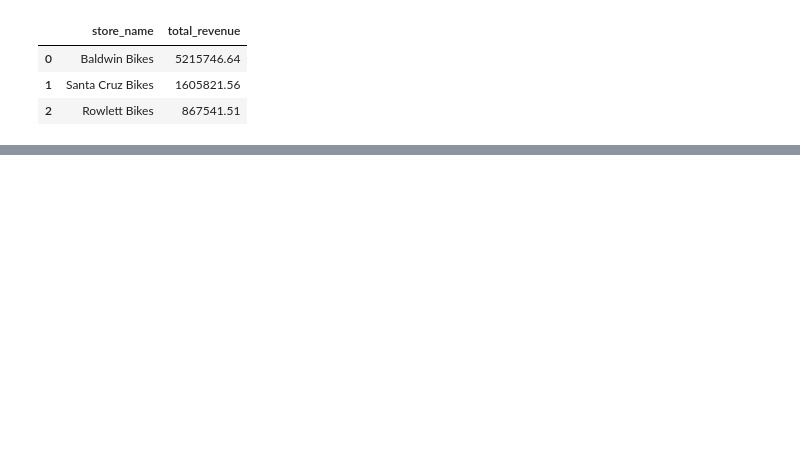
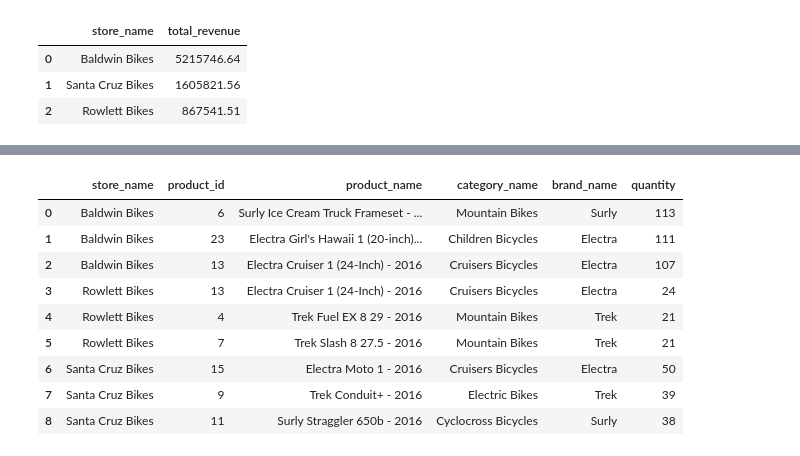
Before and after one commit to hoang-chinh/personal-portfolio, a Jupyter notebook: bikes_project/bikes_project.ipynb, the cells around one changed output, grey strips where cells are left out. Cells and saved outputs as stored; diff of their text form; code cells hidden in the pictures; blank space fills up the shorter version.

```diff
--- a/bikes_project/bikes_project.ipynb
+++ b/bikes_project/bikes_project.ipynb
@@ -882,0 +883,45 @@ df
+# %%
+query= """
+SELECT
+    store_name,
+    product_id,
+    product_name,
+    category_name,
+    brand_name,
+    quantity
+FROM (SELECT
+        s.store_name,
+        p.product_id,
+        p.product_name,
+        c.category_name,
+        b.brand_name,
+        SUM(i.quantity) AS quantity,
+        ROW_NUMBER() OVER (PARTITION BY s.store_name ORDER BY SUM(i.quantity) DESC) AS rank
+    FROM order_items AS i
+    LEFT JOIN orders AS o
+        USING (order_id)
+    LEFT JOIN stores AS s
+        USING (store_id)
+    LEFT JOIN products AS p
+        USING (product_id)
+    LEFT JOIN categories AS c
+        USING (category_id)
+    LEFT JOIN brands AS b
+        USING (brand_id)
+    GROUP BY s.store_name, p.product_id, p.product_name, c.category_name, b.brand_name) AS ranked
+WHERE rank <= 3
+ORDER BY store_name, quantity DESC;
+"""
+df = pd.read_sql_query(query, connection)
+df
+# %% [output]
+|  | store_name | product_id | product_name | category_name | brand_name | quantity |
+| 0 | Baldwin Bikes | 6 | Surly Ice Cream Truck Frameset - ... | Mountain Bikes | Surly | 113 |
+| 1 | Baldwin Bikes | 23 | Electra Girl's Hawaii 1 (20-inch)... | Children Bicycles | Electra | 111 |
+| 2 | Baldwin Bikes | 13 | Electra Cruiser 1 (24-Inch) - 2016 | Cruisers Bicycles | Electra | 107 |
+| 3 | Rowlett Bikes | 13 | Electra Cruiser 1 (24-Inch) - 2016 | Cruisers Bicycles | Electra | 24 |
+| 4 | Rowlett Bikes | 4 | Trek Fuel EX 8 29 - 2016 | Mountain Bikes | Trek | 21 |
+| 5 | Rowlett Bikes | 7 | Trek Slash 8 27.5 - 2016 | Mountain Bikes | Trek | 21 |
+| 6 | Santa Cruz Bikes | 15 | Electra Moto 1 - 2016 | Cruisers Bicycles | Electra | 50 |
+| 7 | Santa Cruz Bikes | 9 | Trek Conduit+ - 2016 | Electric Bikes | Trek | 39 |
+| 8 | Santa Cruz Bikes | 11 | Surly Straggler 650b - 2016 | Cyclocross Bicycles | Surly | 38 |
```
Also changed, not shown: parts of 58 cells of this notebook.
